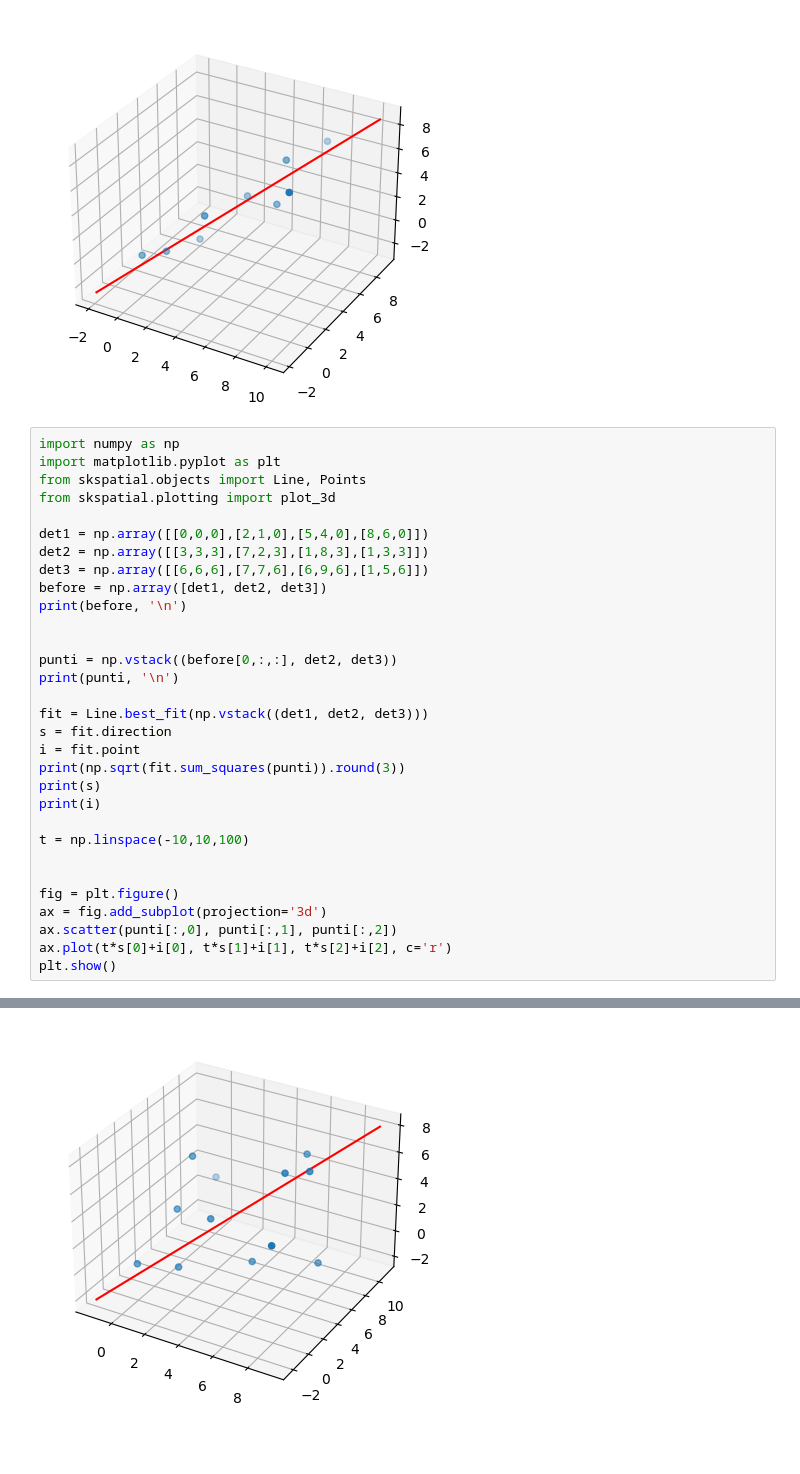
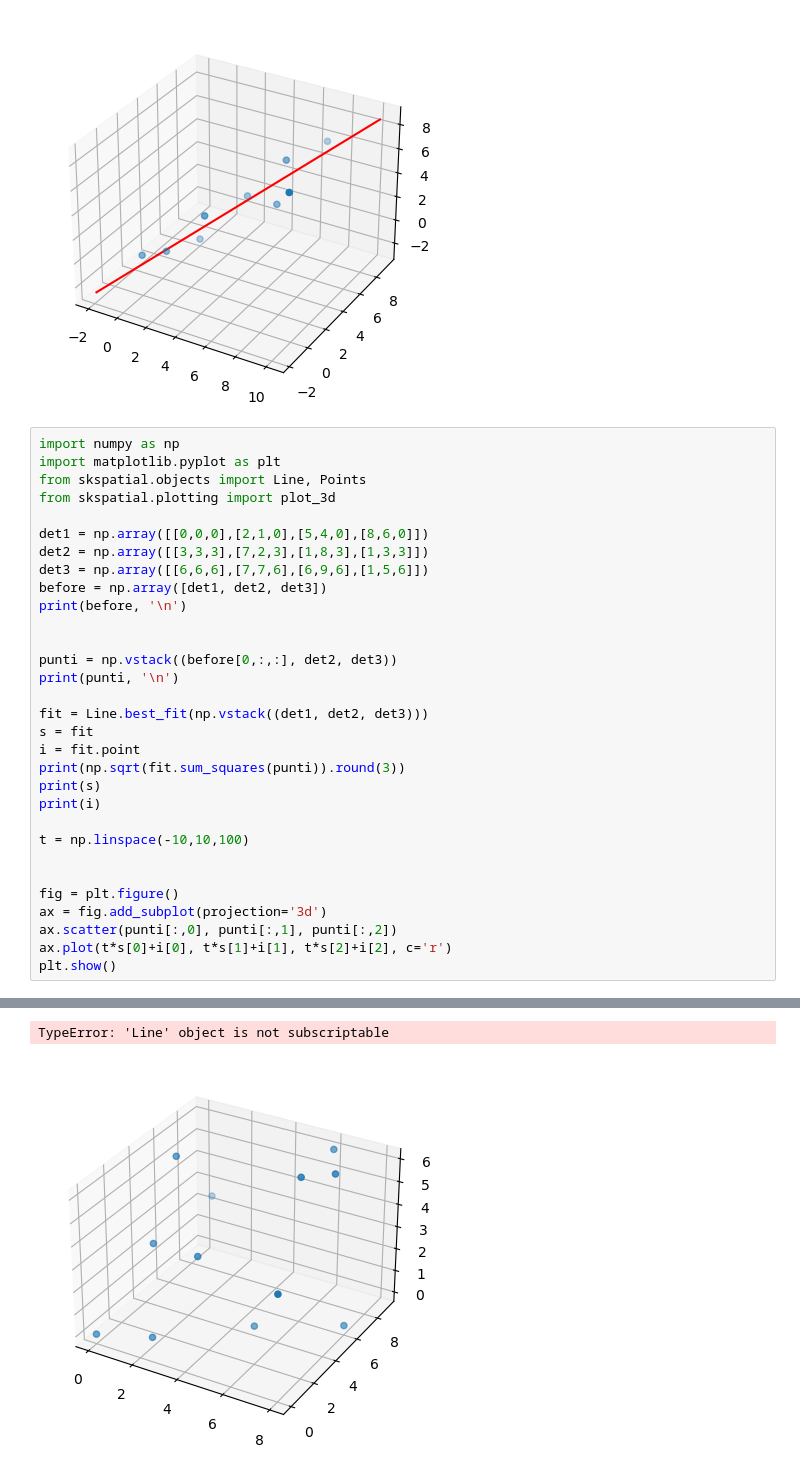
Before and after one commit to FrancescoZane/LaboratoryOfComputationalPhysics_Y5, a Jupyter notebook: Project/Tracking.ipynb, the cells around one changed output, grey strips where cells are left out. Drawn from its saved outputs; the diff is of its cells as text; blank space fills up the shorter version.

```diff
--- a/Project/Tracking.ipynb
+++ b/Project/Tracking.ipynb
@@ -88,7 +88,7 @@ punti = np.vstack((before[0,:,:], det2, det3))
 print(punti, '\n')
 
 fit = Line.best_fit(np.vstack((det1, det2, det3)))
-s = fit.direction
+s = fit
 i = fit.point
 print(np.sqrt(fit.sum_squares(punti)).round(3))
 print(s)
@@ -122,5 +122,6 @@ plt.show()
 [3.91666667 4.5        3.        ]
+TypeError: 'Line' object is not subscriptable
-[figure, old version]
+[figure, new version]
 # %%
 import numpy as np
 import matplotlib.pyplot as plt
```
Also changed, not shown: parts of 3 cells of this notebook, 4 other files.
